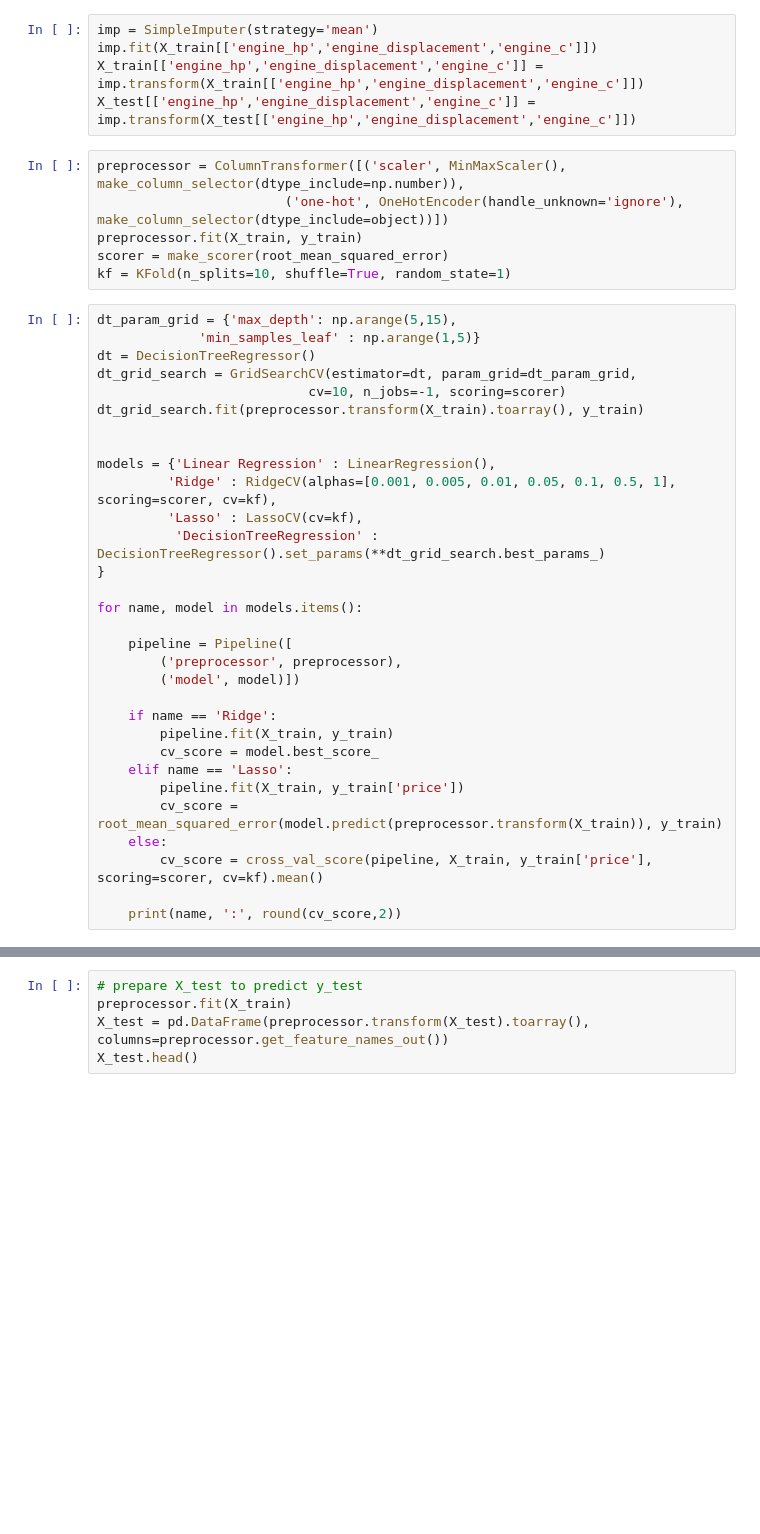
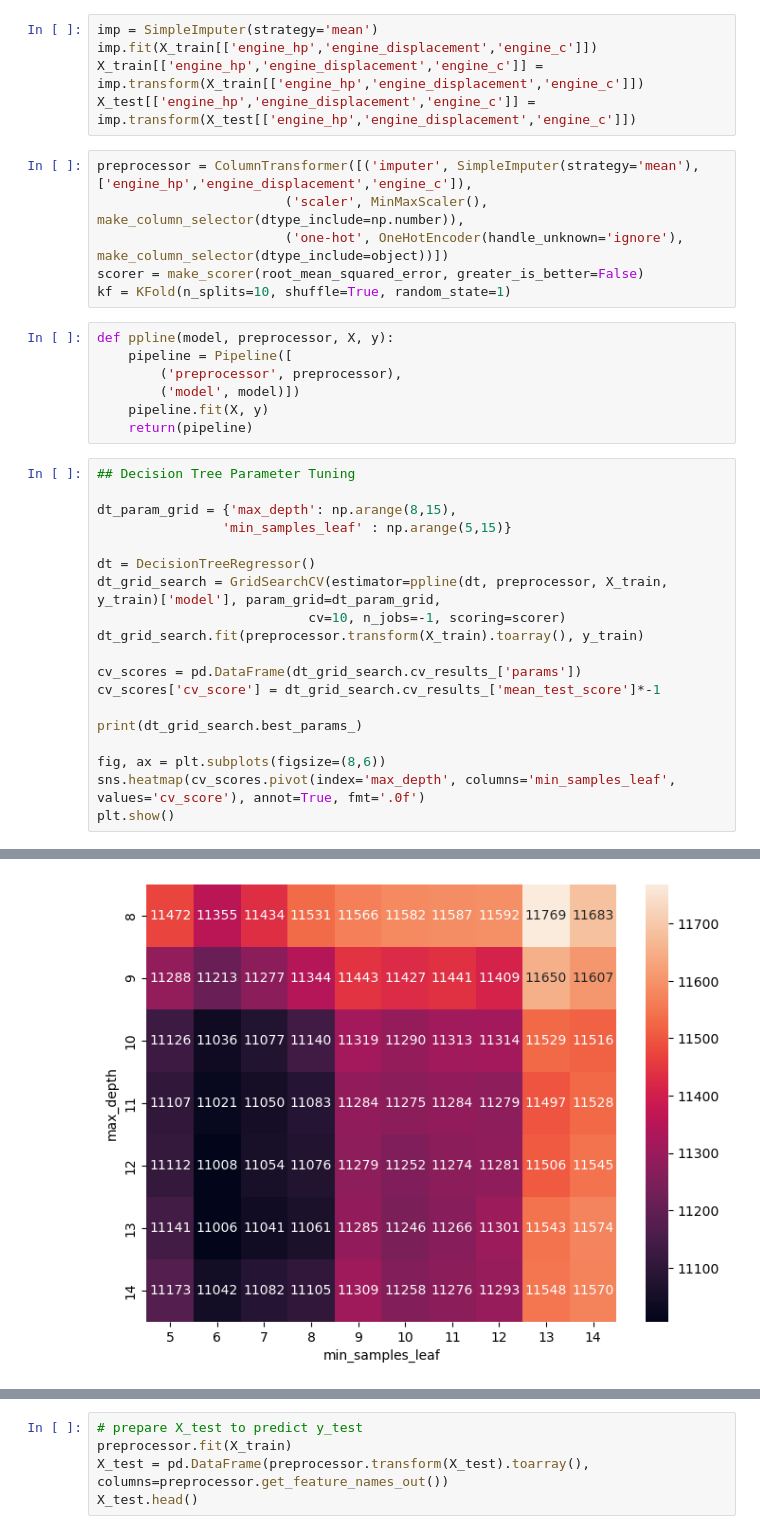
Before and after one commit to hi-yi/UsedCarPrediction, a Jupyter notebook: used_cars_modeling.ipynb, the cells around one changed output, grey strips where cells are left out. Drawn from its saved outputs; the diff is of its cells as text; blank space fills up the shorter version.

```diff
--- a/used_cars_modeling.ipynb
+++ b/used_cars_modeling.ipynb
@@ -65,40 +66,35 @@ imp.fit(X_train[['engine_hp','engine_displacement','engine_c']])
 X_train[['engine_hp','engine_displacement','engine_c']] = imp.transform(X_train[['engine_hp','engine_displacement','engine_c']])
 X_test[['engine_hp','engine_displacement','engine_c']] = imp.transform(X_test[['engine_hp','engine_displacement','engine_c']])
 # %%
-preprocessor = ColumnTransformer([('scaler', MinMaxScaler(), make_column_selector(dtype_include=np.number)),
+preprocessor = ColumnTransformer([('imputer', SimpleImputer(strategy='mean'), ['engine_hp','engine_displacement','engine_c']),
+                        ('scaler', MinMaxScaler(), make_column_selector(dtype_include=np.number)),
                         ('one-hot', OneHotEncoder(handle_unknown='ignore'), make_column_selector(dtype_include=object))])
-preprocessor.fit(X_train, y_train)
-scorer = make_scorer(root_mean_squared_error)
+scorer = make_scorer(root_mean_squared_error, greater_is_better=False)
 kf = KFold(n_splits=10, shuffle=True, random_state=1)
+# %%
+def ppline(model, preprocessor, X, y):
+    pipeline = Pipeline([
+        ('preprocessor', preprocessor),
+        ('model', model)])
+    pipeline.fit(X, y)
+    return(pipeline)
 # %%
-dt_param_grid = {'max_depth': np.arange(5,15),
-             'min_samples_leaf' : np.arange(1,5)}
+## Decision Tree Parameter Tuning
+
+dt_param_grid = {'max_depth': np.arange(8,15),
+                'min_samples_leaf' : np.arange(5,15)}
+
 dt = DecisionTreeRegressor()
-dt_grid_search = GridSearchCV(estimator=dt, param_grid=dt_param_grid,
+dt_grid_search = GridSearchCV(estimator=ppline(dt, preprocessor, X_train, y_train)['model'], param_grid=dt_param_grid,
                            cv=10, n_jobs=-1, scoring=scorer)
 dt_grid_search.fit(preprocessor.transform(X_train).toarray(), y_train)
 
+cv_scores = pd.DataFrame(dt_grid_search.cv_results_['params'])
+cv_scores['cv_score'] = dt_grid_search.cv_results_['mean_test_score']*-1
 
-models = {'Linear Regression' : LinearRegression(),
-         'Ridge' : RidgeCV(alphas=[0.001, 0.005, 0.01, 0.05, 0.1, 0.5, 1], scoring=scorer, cv=kf),
-         'Lasso' : LassoCV(cv=kf),
-          'DecisionTreeRegression' : DecisionTreeRegressor().set_params(**dt_grid_search.best_params_)
-}
+print(dt_grid_search.best_params_)
 
-for name, model in models.items():
-
-    pipeline = Pipeline([
-        ('preprocessor', preprocessor),
-        ('model', model)])
-
-    if name == 'Ridge':
-        pipeline.fit(X_train, y_train)
-        cv_score = model.best_score_
-    elif name == 'Lasso':
-        pipeline.fit(X_train, y_train['price'])
-        cv_score = root_mean_squared_error(model.predict(preprocessor.transform(X_train)), y_train)
-    else:
-        cv_score = cross_val_score(pipeline, X_train, y_train['price'], scoring=scorer, cv=kf).mean()
-
-    print(name, ':', round(cv_score,2))
+fig, ax = plt.subplots(figsize=(8,6))
+sns.heatmap(cv_scores.pivot(index='max_depth', columns='min_samples_leaf', values='cv_score'), annot=True, fmt='.0f')
+plt.show()
 # %% [output]
@@ -108,0 +102 @@ DecisionTreeRegression : 12631.32
+[figure, added]
```
Also changed, not shown: parts of 4 cells of this notebook.
